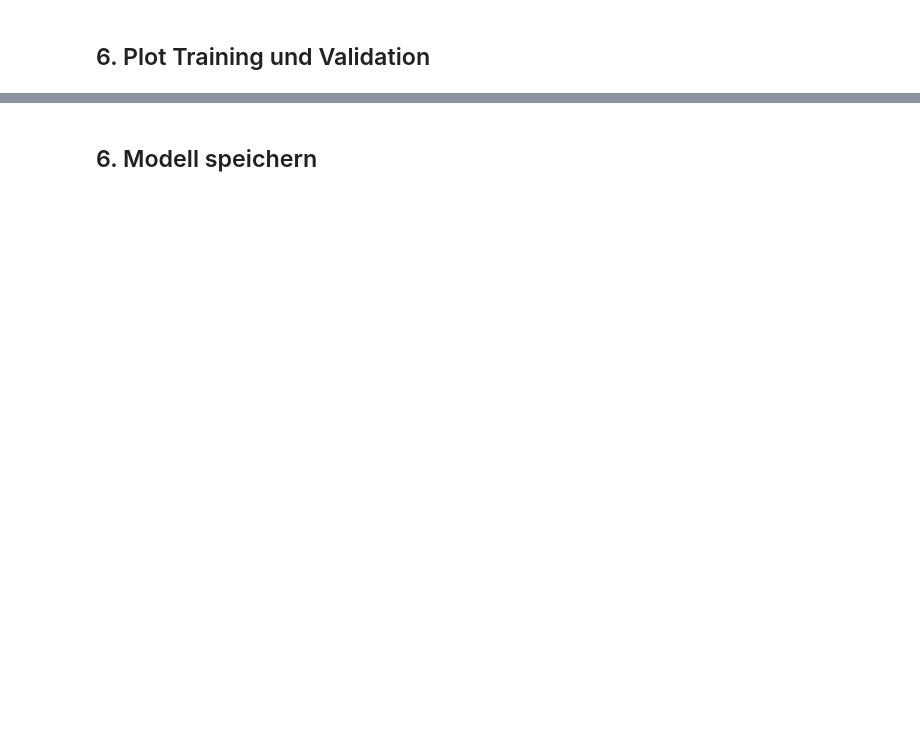
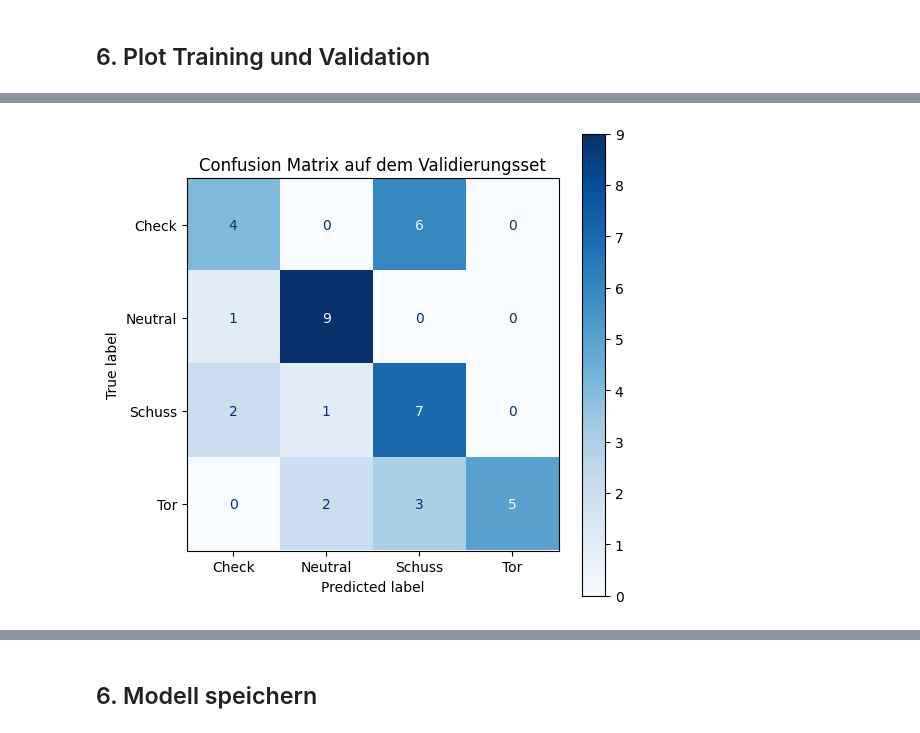
Before and after one commit to Reimser/ml_picture_recognition, a Jupyter notebook: train.ipynb, the cells around one changed output, grey strips where cells are left out. Drawn from its saved outputs; the diff is of its cells as text; code cells hidden in the pictures; blank space fills up the shorter version.

```diff
--- a/train.ipynb
+++ b/train.ipynb
@@ -171,3 +182,37 @@ Early stopping triggered.
+# %%
+from sklearn.metrics import confusion_matrix, ConfusionMatrixDisplay
+import matplotlib.pyplot as plt
+import torch
+
+# Klassen-Labels (in Reihenfolge wie in label_map)
+class_names = ['Check', 'Neutral', 'Schuss', 'Tor']
+
+model.eval()
+all_preds = []
+all_labels = []
+
+with torch.no_grad():
+    for frames, labels in val_loader:
+        frames = frames.to(device)
+        labels = labels.to(device)
+
+        outputs = model(frames)
+        _, predicted = torch.max(outputs, 1)
+
+        all_preds.extend(predicted.cpu().numpy())
+        all_labels.extend(labels.cpu().numpy())
+
+# Confusion Matrix berechnen
+cm = confusion_matrix(all_labels, all_preds)
+
+# Anzeige
+disp = ConfusionMatrixDisplay(confusion_matrix=cm, display_labels=class_names)
+fig, ax = plt.subplots(figsize=(6, 6))
+disp.plot(ax=ax, cmap='Blues', values_format='d')
+plt.title("Confusion Matrix auf dem Validierungsset")
+plt.show()
+# %% [output]
+[figure, added]
 # %%
 plt.plot(train_losses, label='Train Loss')
 plt.plot(val_losses, label='Val Loss')
```
Also changed, not shown: parts of 7 cells of this notebook, 4 other files.
